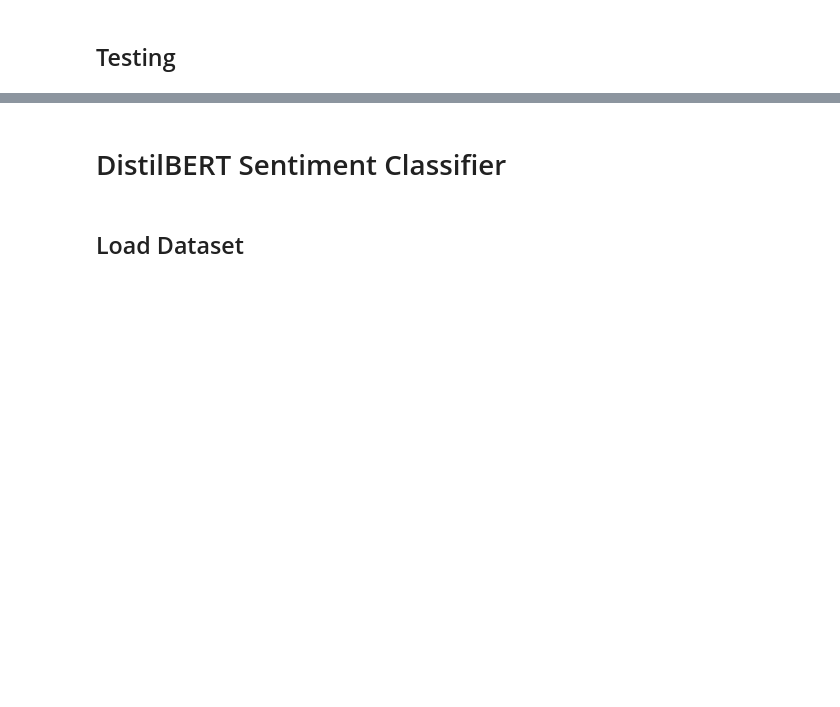
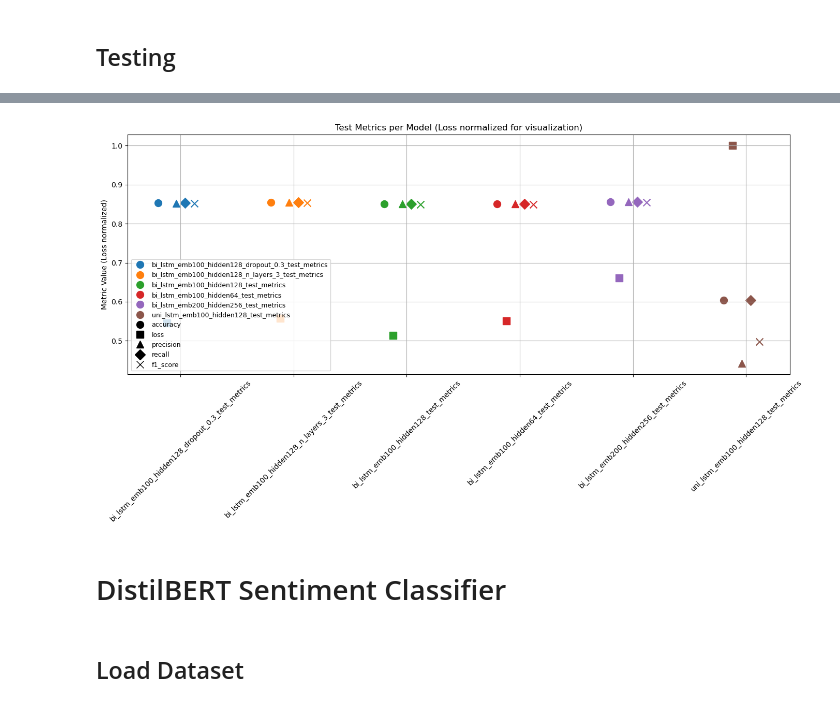
Before and after one commit to aksinia-02/Sentiment_Analysis_of_Text, a Jupyter notebook: model.ipynb, the cells around one changed output, grey strips where cells are left out. Cells and saved outputs as stored; diff of their text form; code cells hidden in the pictures; blank space fills up the shorter version.

Commit message:
completed model file

```diff
--- a/model.ipynb
+++ b/model.ipynb
@@ -1191,7 +1191,7 @@ def train_full_loop(model, train_loader, val_loader, optimizer, criterion, devic
         if val_acc > best_val_acc:
             best_val_acc = val_acc
             epochs_no_improve = 0
-            torch.save(model.state_dict(), f"{model_name}.pth")
+            torch.save(model, f"{model_name}.pth")
             print(f"Best model saved as {model_name}.pth.")
         else:
             epochs_no_improve += 1
@@ -1464 +1494,4 @@ def test(model, dataloader, criterion, device):
+# %%
+metrics_dir = './'
+weights_dir = './'
 # %%
@@ -1474,0 +1715,5 @@ test_accuracy, test_loss, f1, predictions, ground_truth = test(
+# %%
+metrics_dir = "./"
+plots_dir = "plots"
+os.makedirs(plots_dir, exist_ok=True)
+json_files = [f for f in os.listdir(metrics_dir) if f.endswith(".json") and "test" not in f]
@@ -1475,3 +1780,79 @@ test_accuracy, test_loss, f1, predictions, ground_truth = test(
+# %%
+json_files = [f for f in os.listdir(metrics_dir) if f.endswith(".json")and "test" in f and "300" not in f]
+
+test_metrics_all = {}
+for json_file in json_files:
+    model_name = os.path.splitext(json_file)[0]
+    with open(os.path.join(metrics_dir, json_file), 'r', encoding='utf-8') as f:
+        metrics = json.load(f)
+    test_metrics_all[model_name] = {
+        "accuracy": metrics.get("test_accuracy"),
+        "loss": metrics.get("test_loss"),
+        "precision": metrics.get("precision"),
+        "recall": metrics.get("recall"),
+        "f1_score": metrics.get("f1_score")
+    }
+
+models = list(test_metrics_all.keys())
+metrics_names = ["accuracy", "loss", "precision", "recall", "f1_score"]
+markers = ['o', 's', '^', 'D', 'x']  # one marker per metric
+colors = cycle(plt.cm.tab10.colors)
+
+# Normalize loss for plotting
+all_losses = [test_metrics_all[m]["loss"] for m in models if test_metrics_all[m]["loss"] is not None]
+max_loss = max(all_losses) if all_losses else 1
+
+plt.figure(figsize=(14, 8))
+
+# Map models to numeric positions on x-axis
+x_pos = np.arange(len(models))
+
+# Amount of jitter (horizontal shift)
+jitter_strength = 0.08  # adjust this for more/less spread
+
+for color, i, model_name in zip(colors, x_pos, models):
+    values = test_metrics_all[model_name]
+    y_vals = [
+        values["accuracy"] / 100 if values["accuracy"] is not None else None,
+        values["loss"] / max_loss if values["loss"] is not None else None,
+        values["precision"],
+        values["recall"],
+        values["f1_score"]
+    ]
+    # For each metric, add a little jitter around the x-position
+    for j, (metric, marker, y) in enumerate(zip(metrics_names, markers, y_vals)):
+        if y is not None:
+            jittered_x = i + (j - len(metrics_names)/2) * jitter_strength
+            plt.scatter(jittered_x, y, color=color, marker=marker, s=100,
+                        label=f"{model_name} - {metric}")
+
+plt.xticks(x_pos, models, rotation=45)
+
+# Custom legend for models (colors)
+model_handles = []
+used_colors = {}
+for color, model_name in zip(plt.cm.tab10.colors, models):
+    if model_name not in used_colors:
+        model_handles.append(mlines.Line2D([], [], color=color, marker='o', linestyle='None',
+                                           markersize=10, label=model_name))
+        used_colors[model_name] = True
+
+# Custom legend for metrics (markers)
+metric_handles = []
+for marker, metric in zip(markers, metrics_names):
+    metric_handles.append(mlines.Line2D([], [], color='black', marker=marker, linestyle='None',
+                                       markersize=10, label=metric))
+
+plt.legend(handles=model_handles + metric_handles, loc='best', fontsize=9)
+plt.ylabel("Metric Value (Loss normalized)")
+plt.title("Test Metrics per Model (Loss normalized for visualization)")
+plt.grid(True)
+plt.tight_layout()
+save_path = os.path.join(plots_dir, "all_metrics.png")
+plt.savefig(save_path)
+plt.show()
+# %% [output]
+[figure, added]
 # %% [markdown]
 # DistilBERT Sentiment Classifier
 # %%
```
Also changed, not shown: parts of 14 cells of this notebook.
